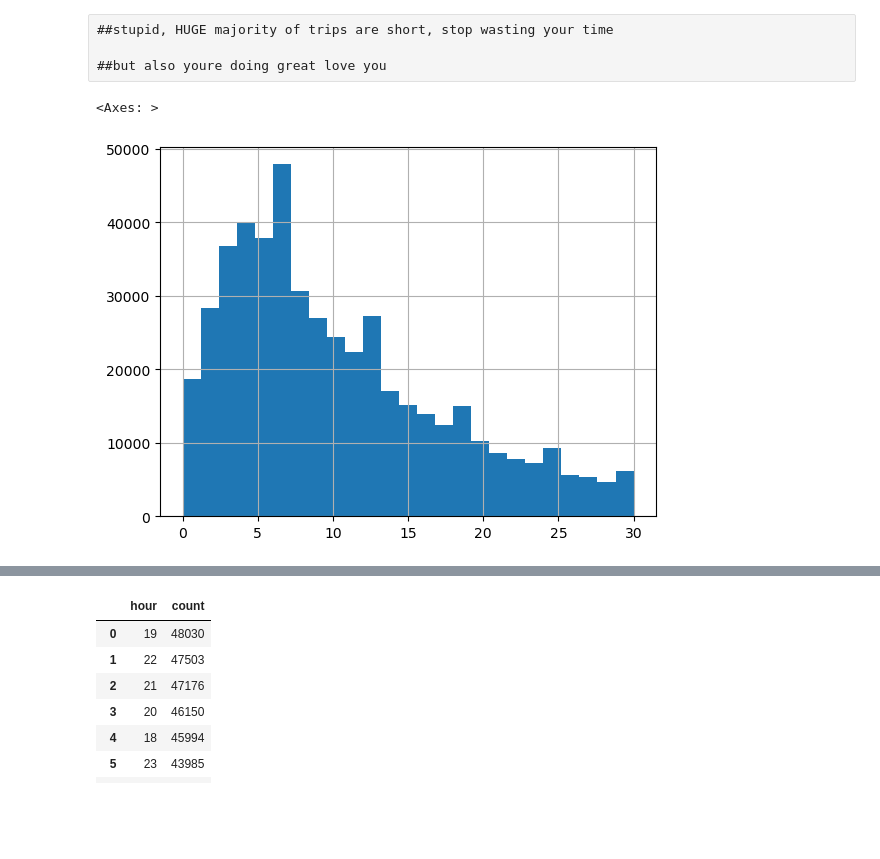
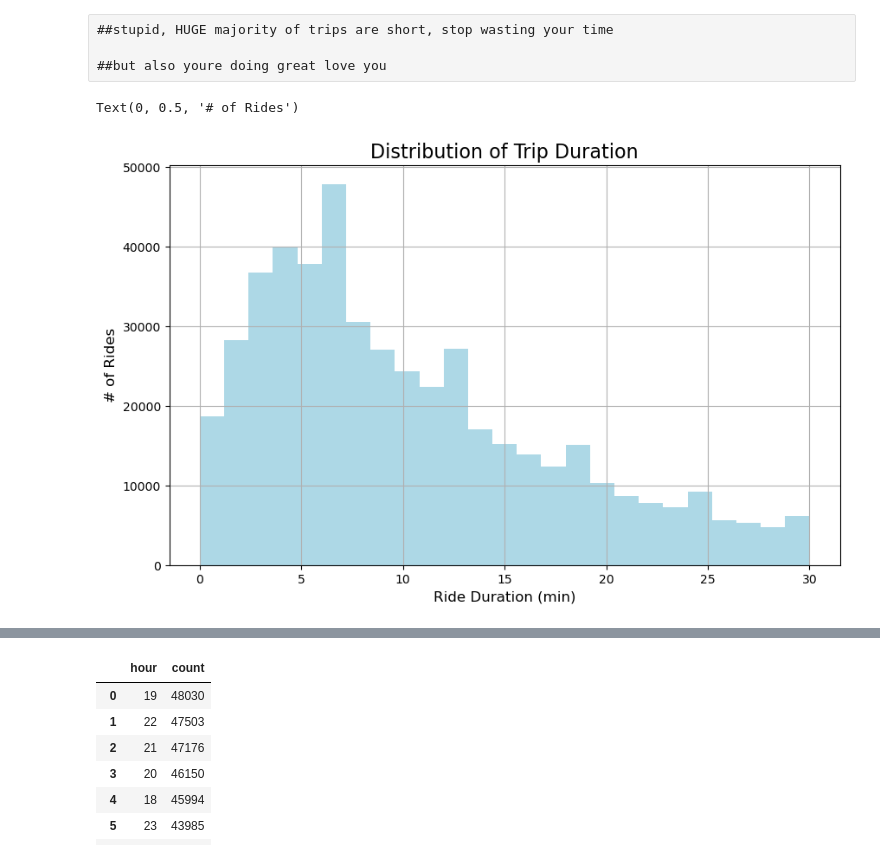
Before and after one commit to NSS-Full-Time-Data-Analytics-11/nashville-scooters-tucker, a Jupyter notebook: scooters_riley.ipynb, the cells around one changed output, grey strips where cells are left out. Cells and saved outputs as stored; diff of their text form; code cells hidden in the pictures; blank space fills up the shorter version.

```diff
--- a/scooters_riley.ipynb
+++ b/scooters_riley.ipynb
@@ -248,10 +248,14 @@ plt.show()
 # %%
 trips3 = trips2.loc[trips2.tripduration.between(0, 30)]
 # %%
-trips3.tripduration.hist(bins = 25)
+trips3.tripduration.hist(bins = 25, color = 'lightblue', figsize = (10, 6))
+
+plt.title('Distribution of Trip Duration', fontsize = 16)
+plt.xlabel('Ride Duration (min)', fontsize = 12)
+plt.ylabel('# of Rides', fontsize = 12)
 # %% [output]
-<Axes: >
+Text(0, 0.5, '# of Rides')
-[figure, old version]
+[figure, new version]
 # %%
 trips.head()
 # %% [output]
```
Also changed, not shown: parts of 1 cell of this notebook.
